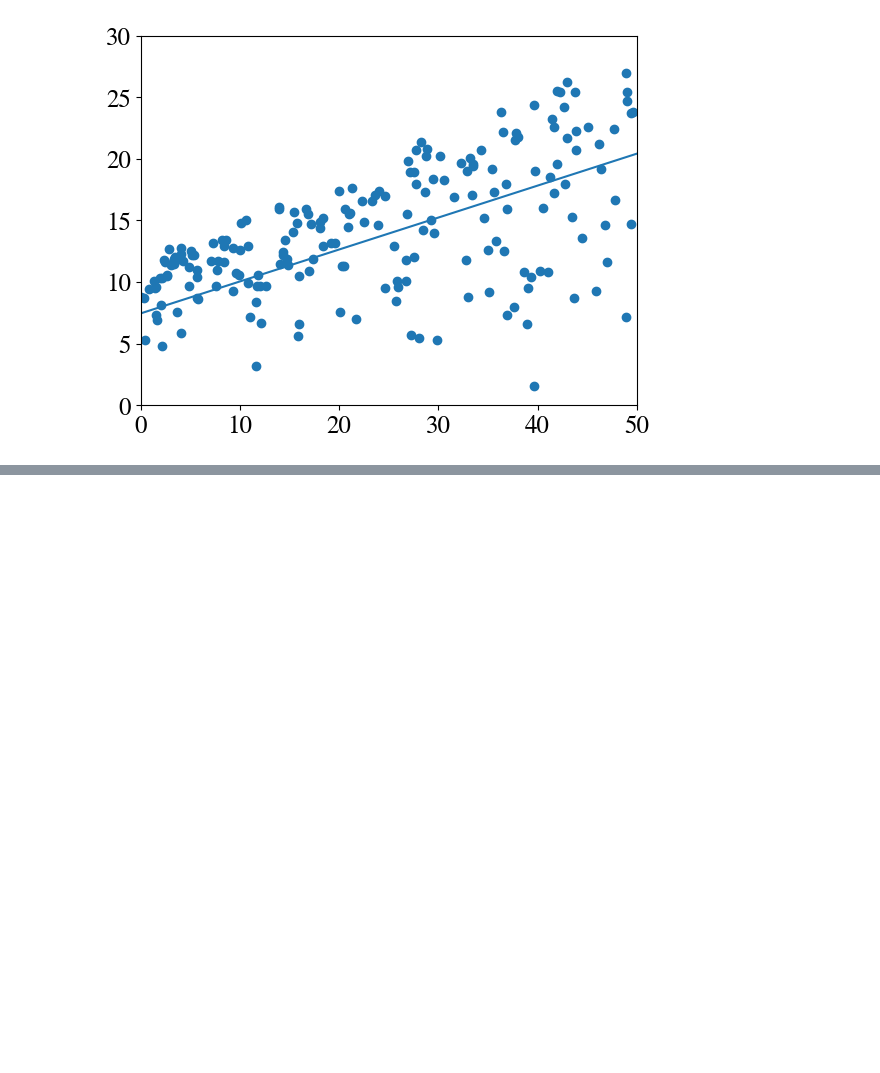
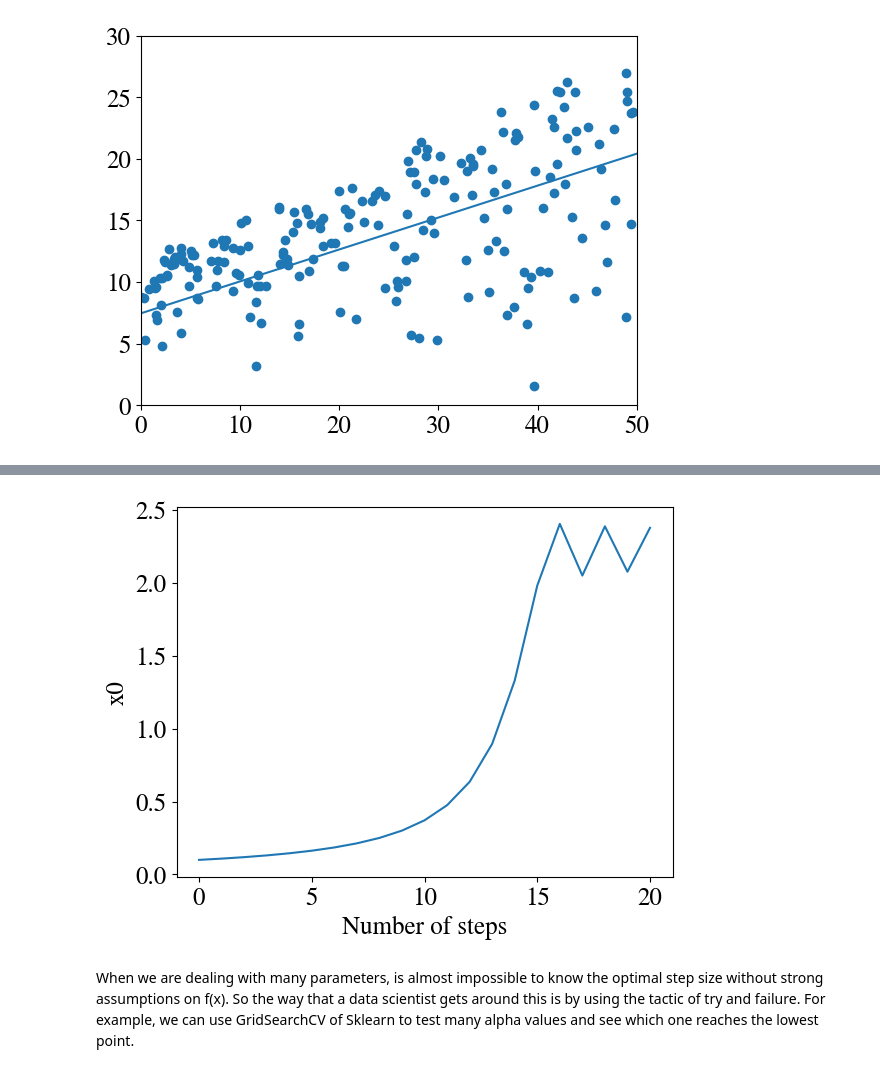
Before and after one commit to ViniciusNalaSantos/ML_Gradient_Descent, a Jupyter notebook: gradient_descent.ipynb, the cells around one changed output, grey strips where cells are left out. Cells and saved outputs as stored; diff of their text form; code cells hidden in the pictures; blank space fills up the shorter version.

Commit message:
Kaggle Notebook | Gradient Descent

```diff
--- a/gradient_descent.ipynb
+++ b/gradient_descent.ipynb
@@ -125,0 +339,16 @@ def predict(x, w, b):
+# %%
+# Library
+import sympy as sm
+
+x = sm.var('x')
+f = 2 - 3*x**3 + x**4 # Function
+df = f.diff(x) # Derivative
+
+x0 = 0.1 # The point where parameter x will start
+xlist = [(x0, f.subs(x, x0))] # Store the values of x0 along the curve
+
+alpha = 0.1 # Step size
+
+for i in range(20): # 20 steps
+    x0 = x0 - alpha * df.subs(x, x0) # Gradient Descent
+    xlist.append((x0, f.subs(x, x0)))
@@ -125,0 +361,13 @@ def predict(x, w, b):
+# %%
+n_iter = [i for i in range(21)] # number of steps
+x_ = [_[0] for _ in xlist]      # X0 values
+
+# Plot
+plt.plot(n_iter, x_)
+plt.xlabel('Number of steps')
+plt.ylabel('x0')
+plt.show()
+# %% [output]
+[figure, added]
+# %% [markdown]
+When we are dealing with many parameters, is almost impossible to know the optimal step size without strong assumptions on f(x). So the way that a data scientist gets around this is by using the tactic of try and failure. For example, we can use GridSearchCV of Sklearn to test many alpha values and see which one reaches the lowest point.
```
Also changed, not shown: parts of 31 cells of this notebook.
